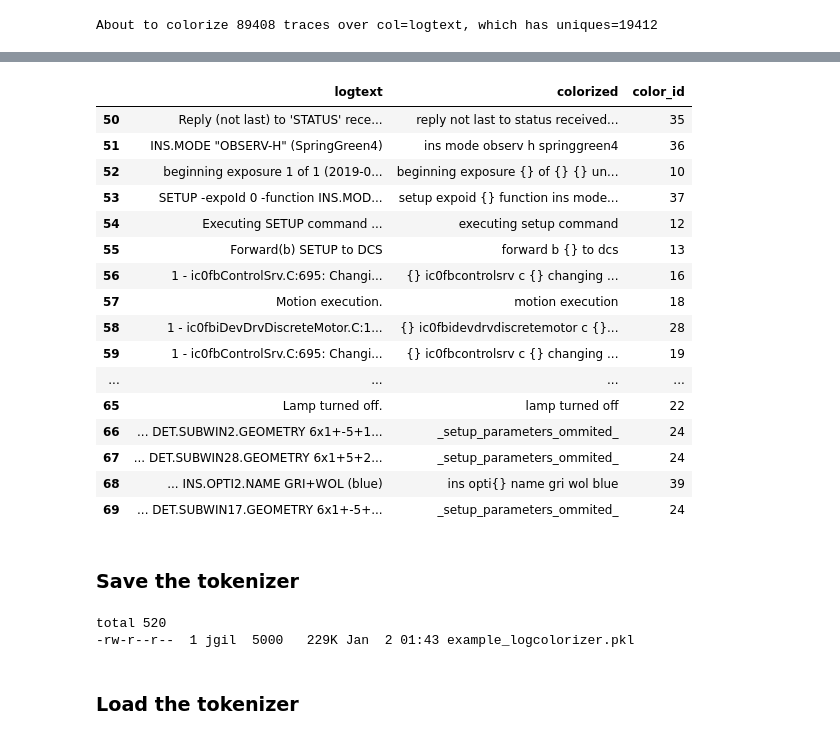
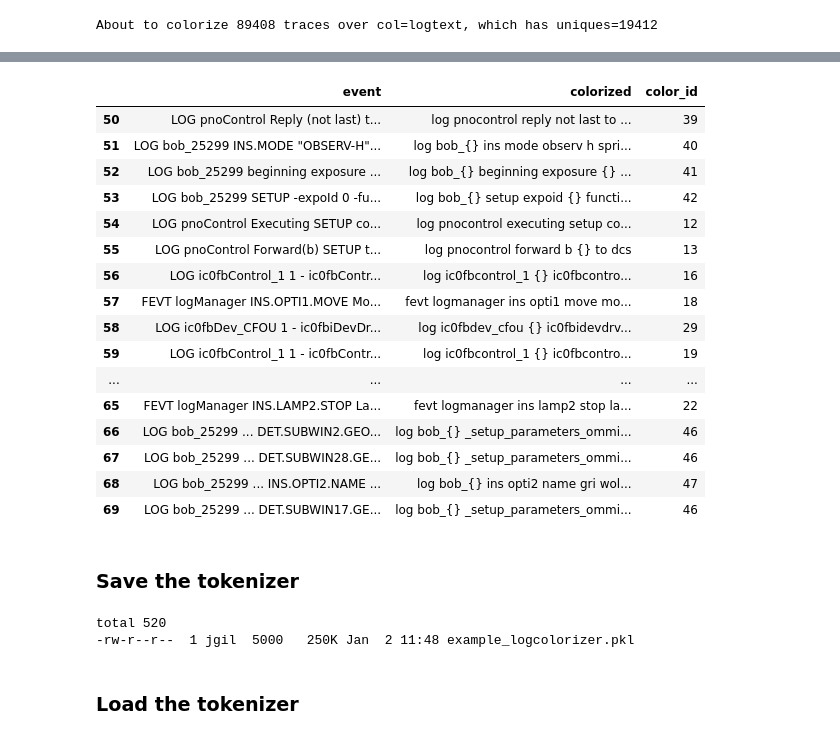
Before and after one commit to paranal-sw/eliana, a Jupyter notebook: notebooks/03-preprocessing.log_colorizer.ipynb, the cells around one changed output, grey strips where cells are left out. Saved outputs shown, nothing was run; the diff lists cells and outputs as text; code cells hidden in the pictures.

Commit message:
Deeper analysis in colorization

```diff
--- a/notebooks/03-preprocessing.log_colorizer.ipynb
+++ b/notebooks/03-preprocessing.log_colorizer.ipynb
@@ -33,17 +42,7 @@ tokenize            : Tokenizes a word or phrase using the provided tokenizer an
 # %%
-from eliana.datasets import ParlogsObservations
-from eliana.preprocessing import LogColorizer, VltTokenizer, load_tokenizer
-
-config = {
-    'system': 'PIONIER',
-    'period': '1w'
-}
-logs = ParlogsObservations(**config)
+logs = ParlogsObservations(system="PIONIER", period="1w")
 traces = logs.traces()
 
-# LogColorizer needs a pandas dataframe with a column named 'event' and 'trace_id'
-traces['event'] = traces['logtext']
-
 print(f"About to colorize {len(traces)} traces over col=logtext, which has uniques={len(traces['logtext'].unique())}")
 # %% [output]
 About to colorize 89408 traces over col=logtext, which has uniques=19412
@@ -50,5 +71,5 @@ About to colorize 89408 traces over col=logtext, which has uniques=19412
 # %%
 %%time
 model = LogColorizer(tokenizer=VltTokenizer())
-x = model.fit(traces, warn=True)
+_ = model.fit(traces, warn=True)
 # %% [output]
@@ -74,30 +95,30 @@ Wall time: 9.64 s
 # %%
 # See learnt tokenization in action. Use swifter for faster processing if you need
 #!pip install swifter
-#traces['colorized'] = traces['logtext'].swifter.apply(lambda x: model.tokenize(x))
+#traces['colorized'] = traces['event'].swifter.apply(lambda x: model.tokenize(x))
 
-traces['colorized'] = traces['logtext'].apply(lambda x: model.tokenize(x))
-traces['color_id'] = traces['colorized'].apply(lambda x: model.vocab_dict_[x])
+traces['colorized'] = traces['event'].apply(lambda x: model.tokenize(x))
+traces['color_id'] = traces['colorized'].apply(lambda x: model.vocab_dict_.get(x, model.vocab_dict_['<unk>']))
 
-traces[['logtext', 'colorized', 'color_id']][50:70]
+traces[['event', 'colorized', 'color_id']][50:70]
 # %% [output]
-|  | logtext | colorized | color_id |
-| 50 | Reply (not last) to 'STATUS' rece... | reply not last to status received... | 35 |
-| 51 | INS.MODE "OBSERV-H" (SpringGreen4) | ins mode observ h springgreen4 | 36 |
-| 52 | beginning exposure 1 of 1 (2019-0... | beginning exposure {} of {} {} un... | 10 |
-| 53 | SETUP -expoId 0 -function INS.MOD... | setup expoid {} function ins mode... | 37 |
-| 54 | Executing SETUP command ... | executing setup command | 12 |
-| 55 | Forward(b) SETUP to DCS | forward b {} to dcs | 13 |
-| 56 | 1 - ic0fbControlSrv.C:695: Changi... | {} ic0fbcontrolsrv c {} changing ... | 16 |
-| 57 | Motion execution. | motion execution | 18 |
-| 58 | 1 - ic0fbiDevDrvDiscreteMotor.C:1... | {} ic0fbidevdrvdiscretemotor c {}... | 28 |
-| 59 | 1 - ic0fbControlSrv.C:695: Changi... | {} ic0fbcontrolsrv c {} changing ... | 19 |
+|  | event | colorized | color_id |
+| 50 | LOG pnoControl Reply (not last) t... | log pnocontrol reply not last to ... | 39 |
+| 51 | LOG bob_25299 INS.MODE "OBSERV-H"... | log bob_{} ins mode observ h spri... | 40 |
+| 52 | LOG bob_25299 beginning exposure ... | log bob_{} beginning exposure {} ... | 41 |
+| 53 | LOG bob_25299 SETUP -expoId 0 -fu... | log bob_{} setup expoid {} functi... | 42 |
+| 54 | LOG pnoControl Executing SETUP co... | log pnocontrol executing setup co... | 12 |
+| 55 | LOG pnoControl Forward(b) SETUP t... | log pnocontrol forward b {} to dcs | 13 |
+| 56 | LOG ic0fbControl_1 1 - ic0fbContr... | log ic0fbcontrol_1 {} ic0fbcontro... | 16 |
+| 57 | FEVT logManager INS.OPTI1.MOVE Mo... | fevt logmanager ins opti1 move mo... | 18 |
+| 58 | LOG ic0fbDev_CFOU 1 - ic0fbiDevDr... | log ic0fbdev_cfou {} ic0fbidevdrv... | 29 |
+| 59 | LOG ic0fbControl_1 1 - ic0fbContr... | log ic0fbcontrol_1 {} ic0fbcontro... | 19 |
 | ... | ... | ... | ... |
-| 65 | Lamp turned off. | lamp turned off | 22 |
-| 66 | ... DET.SUBWIN2.GEOMETRY 6x1+-5+1... | _setup_parameters_ommited_ | 24 |
-| 67 | ... DET.SUBWIN28.GEOMETRY 6x1+5+2... | _setup_parameters_ommited_ | 24 |
-| 68 | ... INS.OPTI2.NAME GRI+WOL (blue) | ins opti{} name gri wol blue | 39 |
-| 69 | ... DET.SUBWIN17.GEOMETRY 6x1+-5+... | _setup_parameters_ommited_ | 24 |
+| 65 | FEVT logManager INS.LAMP2.STOP La... | fevt logmanager ins lamp2 stop la... | 22 |
+| 66 | LOG bob_25299 ... DET.SUBWIN2.GEO... | log bob_{} _setup_parameters_ommi... | 46 |
+| 67 | LOG bob_25299 ... DET.SUBWIN28.GE... | log bob_{} _setup_parameters_ommi... | 46 |
+| 68 | LOG bob_25299 ... INS.OPTI2.NAME ... | log bob_{} ins opti2 name gri wol... | 47 |
+| 69 | LOG bob_25299 ... DET.SUBWIN17.GE... | log bob_{} _setup_parameters_ommi... | 46 |
 # %% [markdown]
 ### Save the tokenizer
 # %%
@@ -105,7 +126,7 @@ model.save('data/models/example_logcolorizer.pkl')
 !ls -lh data/models/
 # %% [output]
 total 520
--rw-r--r--  1 jgil  5000   229K Jan  2 01:43 example_logcolorizer.pkl
+-rw-r--r--  1 jgil  5000   250K Jan  2 11:48 example_logcolorizer.pkl
 # %% [markdown]
 ### Load the tokenizer
 # %%
```
Also changed, not shown: parts of 18 cells of this notebook, 2 other files.
